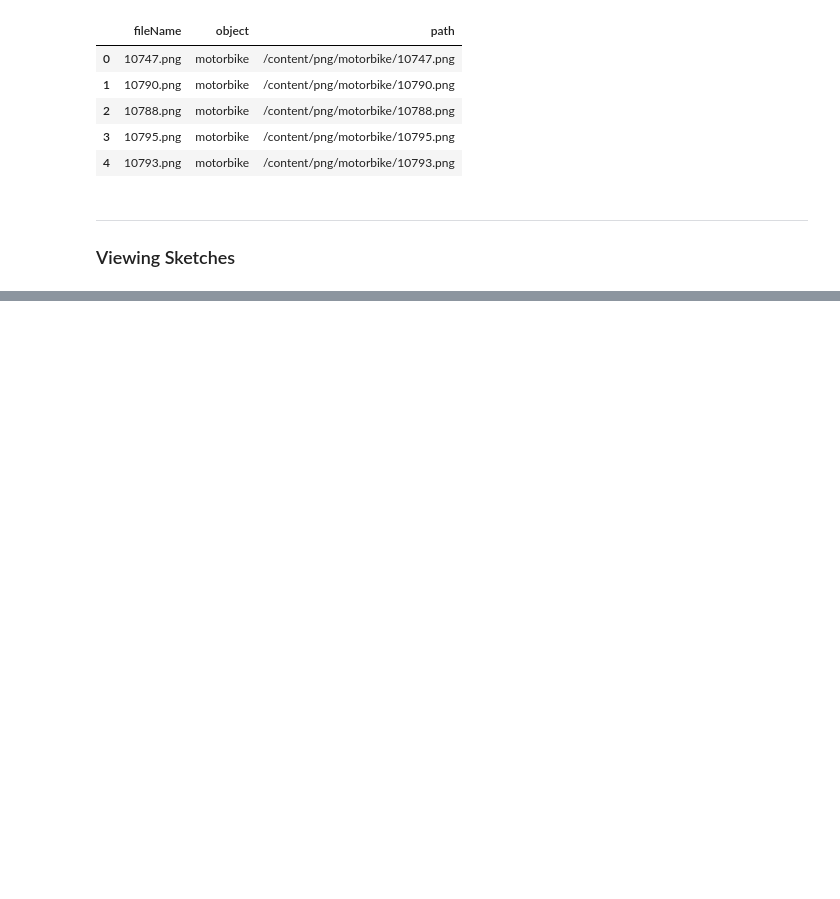
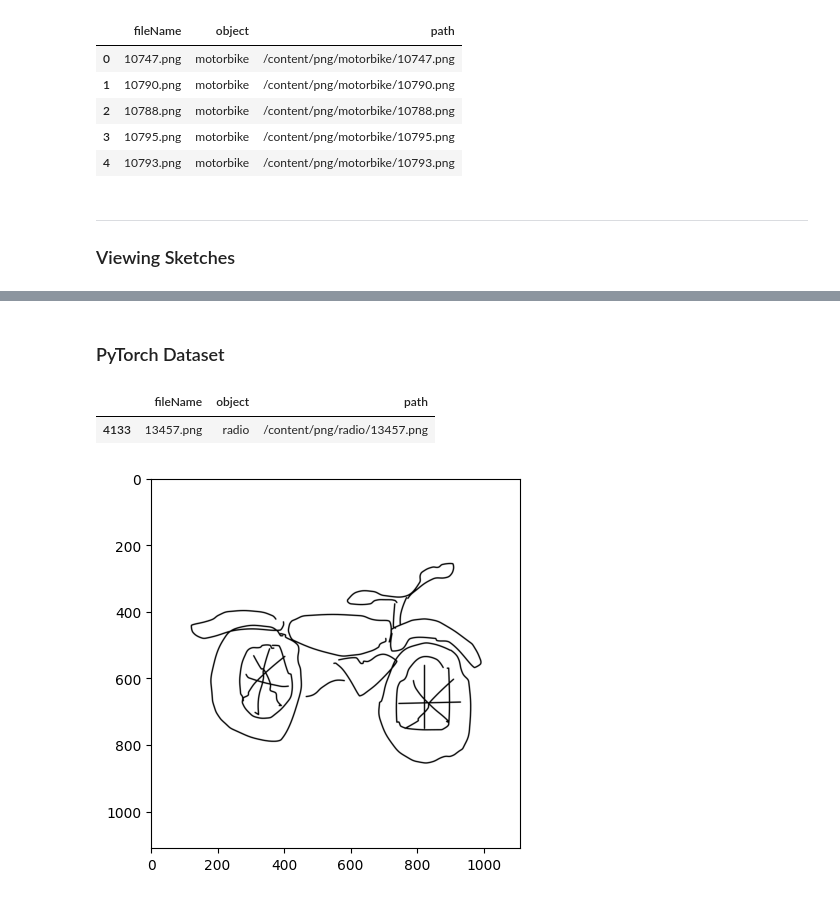
Before and after one commit to AsutoshDalei/Deep-Neural-Networks, a Jupyter notebook: GenerateSketches.ipynb, the cells around one changed output, grey strips where cells are left out. Saved outputs shown, nothing was run; the diff lists cells and outputs as text; code cells hidden in the pictures; blank space fills up the shorter version.

```diff
--- a/GenerateSketches.ipynb
+++ b/GenerateSketches.ipynb
@@ -95,0 +109,39 @@ array([[1., 1., 1., ..., 1., 1., 1.],
+# %% [markdown]
+### PyTorch Dataset
+# %%
+class datasetGen(Dataset):
+  def __init__(self,data,transforms=None):
+    self.data = data
+    self.transforms = transforms
+
+    nunq = data.object.nunique()
+    self.inpMap, ptr = {}, 0
+    for obj in sorted(data.object.unique()):
+      self.inpMap[obj] = [0]*nunq
+      self.inpMap[obj][ptr] = 1
+      ptr+=1
+
+  def __len__(self):
+    return len(self.data)
+
+  def __getitem__(self, idx):
+    row = self.data.iloc[idx]
+    input = self.inpMap[row['object']]
+    sketch = read_image(row['path'])
+
+    if self.transforms:
+      sketch = self.transforms(sketch)
+
+    return input, sketch
+# %%
+sample
+# %% [output]
+|  | fileName | object | path |
+| 4133 | 13457.png | radio | /content/png/radio/13457.png |
+# %%
+gen = datasetGen(data=data)
+_, op = next(iter(gen))
+plt.imshow(op.reshape(1111,1111,1),cmap='gray')
+plt.show()
+# %% [output]
+[figure, added]
```
Also changed, not shown: parts of 6 cells of this notebook.
